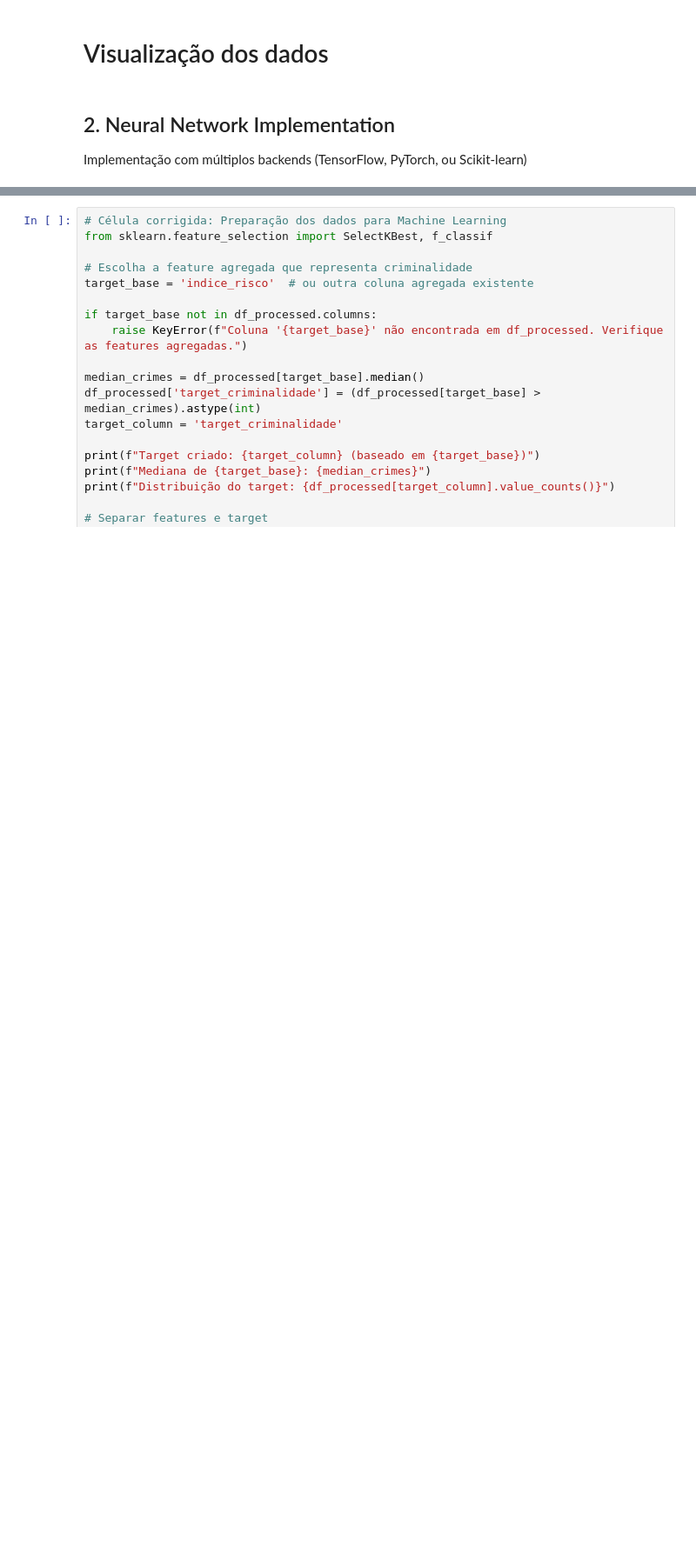
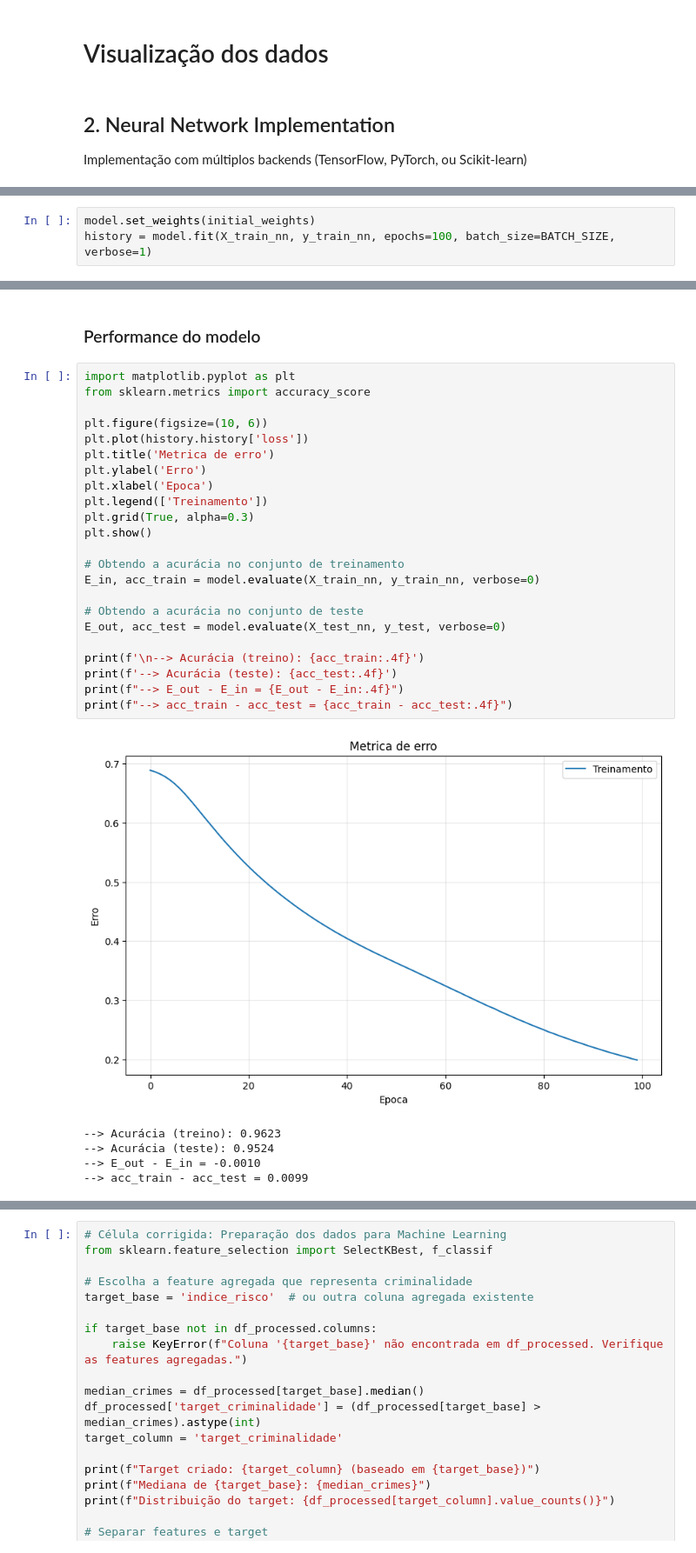
Before and after one commit to Gusttavoafonso/ML_PROJETO_FINAL, a Jupyter notebook: machine_learning_models.ipynb, the cells around one changed output, grey strips where cells are left out. Shown at 87% size. Drawn from its saved outputs; the diff is of its cells as text; blank space fills up the shorter version.

```diff
--- a/machine_learning_models.ipynb
+++ b/machine_learning_models.ipynb
@@ -201,0 +309,3 @@ Implementação com múltiplos backends (TensorFlow, PyTorch, ou Scikit-learn)
+# %%
+model.set_weights(initial_weights)
+history = model.fit(X_train_nn, y_train_nn, epochs=100, batch_size=BATCH_SIZE, verbose=1)
@@ -201,0 +330,31 @@ Implementação com múltiplos backends (TensorFlow, PyTorch, ou Scikit-learn)
+# %% [markdown]
+### Performance do modelo
+# %%
+import matplotlib.pyplot as plt
+from sklearn.metrics import accuracy_score
+
+plt.figure(figsize=(10, 6))
+plt.plot(history.history['loss'])
+plt.title('Metrica de erro')
+plt.ylabel('Erro')
+plt.xlabel('Epoca')
+plt.legend(['Treinamento'])
+plt.grid(True, alpha=0.3)
+plt.show()
+
+# Obtendo a acurácia no conjunto de treinamento
+E_in, acc_train = model.evaluate(X_train_nn, y_train_nn, verbose=0)
+
+# Obtendo a acurácia no conjunto de teste
+E_out, acc_test = model.evaluate(X_test_nn, y_test, verbose=0)
+
+print(f'\n--> Acurácia (treino): {acc_train:.4f}')
+print(f'--> Acurácia (teste): {acc_test:.4f}')
+print(f"--> E_out - E_in = {E_out - E_in:.4f}")
+print(f"--> acc_train - acc_test = {acc_train - acc_test:.4f}")
+# %% [output]
+[figure, added]
+--> Acurácia (treino): 0.9623
+--> Acurácia (teste): 0.9524
+--> E_out - E_in = -0.0010
+--> acc_train - acc_test = 0.0099
```
Also changed, not shown: parts of 87 cells of this notebook.
